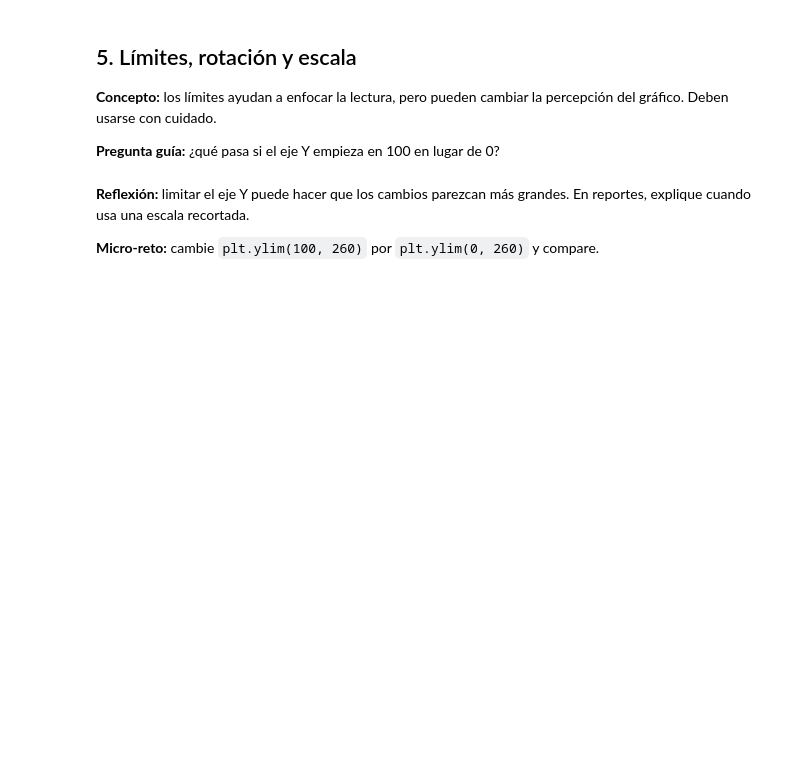
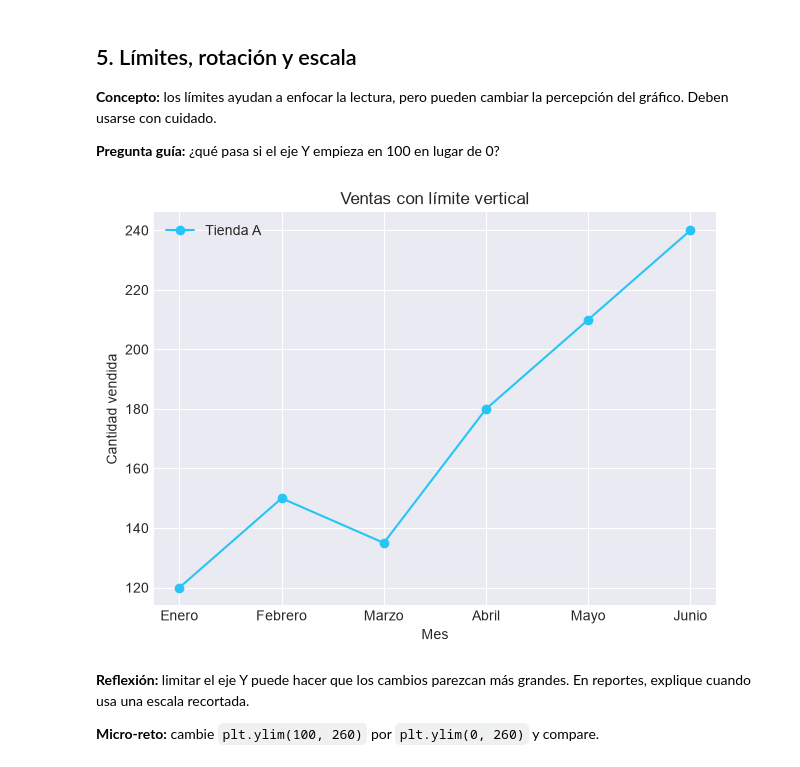
Before and after one commit to rmvargas79-beep/2026C2-G01-FUNDAMENTOS-DE-PYTHON, a Jupyter notebook: NOTEBOOKS/Clase 12/01 - Aprender Matplotlib.ipynb, the cells around one changed output. Drawn from its saved outputs; the diff is of its cells as text; code cells hidden in the pictures; blank space fills up the shorter version.

```diff
--- a/NOTEBOOKS/Clase 12/01 - Aprender Matplotlib.ipynb
+++ b/NOTEBOOKS/Clase 12/01 - Aprender Matplotlib.ipynb
@@ -149,16 +149,19 @@ plt.show()
 
 **Pregunta guía:** ¿qué pasa si el eje Y empieza en 100 en lugar de 0?
 # %%
-plt.plot(meses, ventas_tienda_a, marker="o",color="#27C5F5" label="Tienda A")
+plt.figure(figsize=(10, 5))
+plt.plot(meses, ventas_tienda_a, marker="o",color="#27C5F5", label="Tienda A")
 
 #Agragar limite vertical y Rotar etiquetas del eje x
 
 plt.title("Ventas con límite vertical")
 plt.xlabel("Mes")
 plt.ylabel("Cantidad vendida")
 plt.legend()
 plt.tight_layout()
 plt.show()
+# %% [output]
+[figure, added]
 # %% [markdown]
 **Reflexión:** limitar el eje Y puede hacer que los cambios parezcan más grandes. En reportes, explique cuando usa una escala recortada.
 
```
